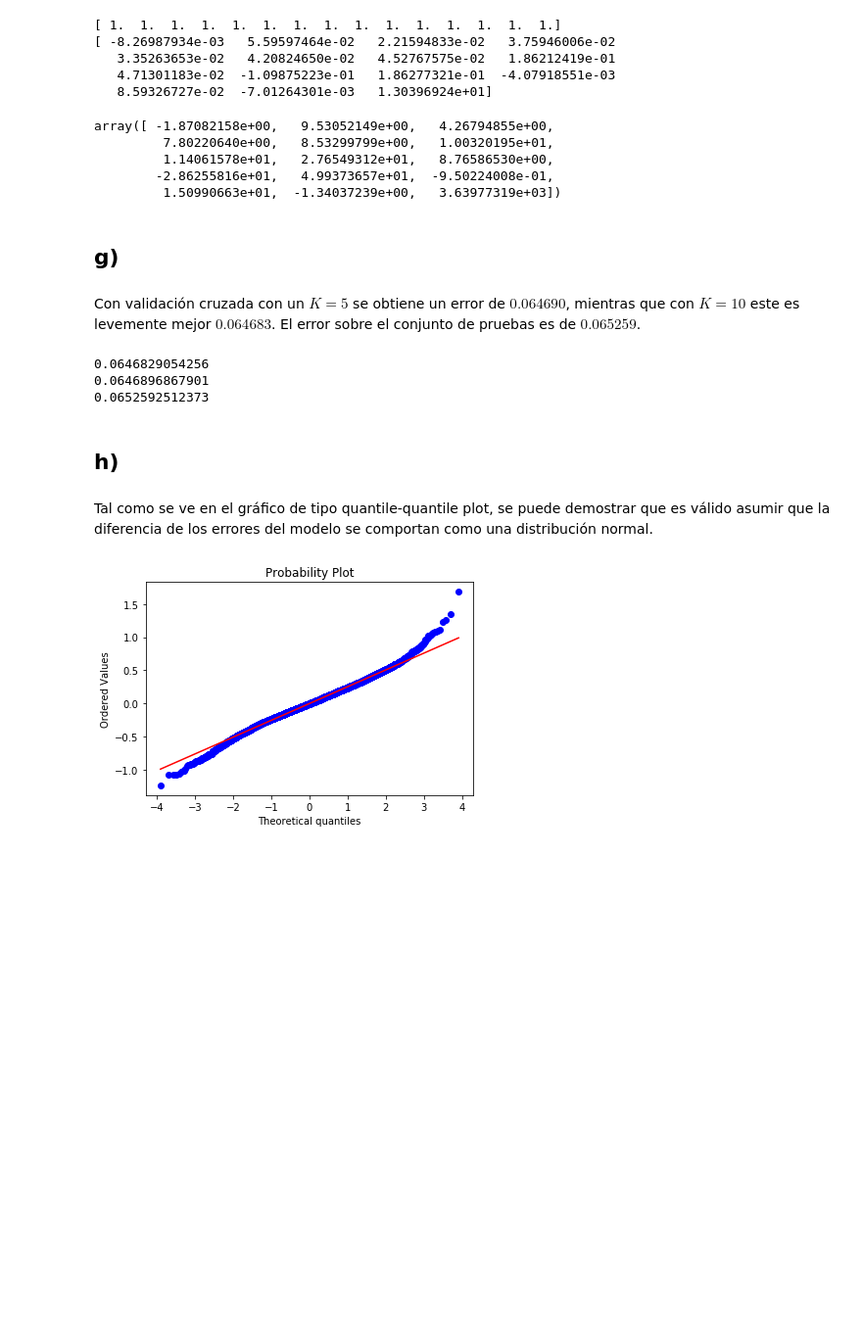
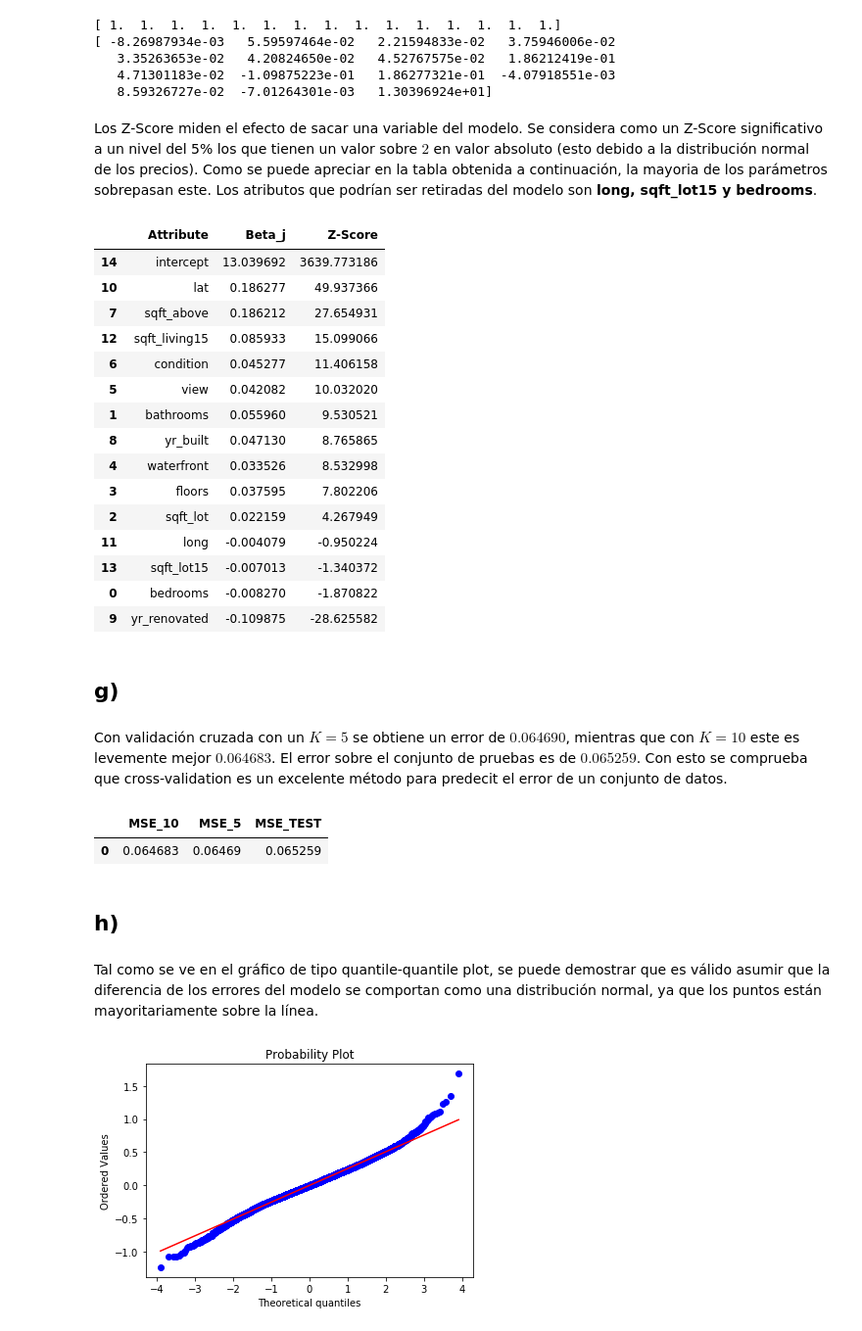
Before and after one commit to matiasarayac/tarea1-ML, a Jupyter notebook: tarea1.ipynb, the cells around one changed output. Shown at 98% size. Cells and saved outputs as stored; diff of their text form; code cells hidden in the pictures; blank space fills up the shorter version.

```diff
--- a/tarea1.ipynb
+++ b/tarea1.ipynb
@@ -151,19 +151,39 @@ print Betas2
    3.35263653e-02   4.20824650e-02   4.52767575e-02   1.86212419e-01
    4.71301183e-02  -1.09875223e-01   1.86277321e-01  -4.07918551e-03
    8.59326727e-02  -7.01264301e-03   1.30396924e+01]
-# %%
-z = Betas2/(np.dot(np.sqrt(xtx2_inv), sigma))
-z
-# %% [output]
-array([ -1.87082158e+00,   9.53052149e+00,   4.26794855e+00,
-         7.80220640e+00,   8.53299799e+00,   1.00320195e+01,
-         1.14061578e+01,   2.76549312e+01,   8.76586530e+00,
-        -2.86255816e+01,   4.99373657e+01,  -9.50224008e-01,
-         1.50990663e+01,  -1.34037239e+00,   3.63977319e+03])
+# %% [markdown]
+Los Z-Score miden el efecto de sacar una variable del modelo. Se considera como un Z-Score significativo a un nivel del 5% los que tienen un valor sobre $2$ en valor absoluto (esto debido a la distribución normal de los precios). Como se puede apreciar en la tabla obtenida a continuación, la mayoria de los parámetros sobrepasan este. Los atributos que podrían ser retiradas del modelo son **long, sqft_lot15 y bedrooms**.
+# %%
+z = Betas2/(np.dot(np.sqrt(xtx2_inv), sigma))
+z
+names = XZ.columns[:] #without intercept
+
+Z = pd.DataFrame(names, columns=['Attribute'])
+Z.insert(Z.shape[1], 'Beta_j', Betas2)
+Z.insert(Z.shape[1], 'Z-Score', z)
+
+Z.sort_values('Z-Score', ascending=False)
+# %% [output]
+|  | Attribute | Beta_j | Z-Score |
+| 14 | intercept | 13.039692 | 3639.773186 |
+| 10 | lat | 0.186277 | 49.937366 |
+| 7 | sqft_above | 0.186212 | 27.654931 |
+| 12 | sqft_living15 | 0.085933 | 15.099066 |
+| 6 | condition | 0.045277 | 11.406158 |
+| 5 | view | 0.042082 | 10.032020 |
+| 1 | bathrooms | 0.055960 | 9.530521 |
+| 8 | yr_built | 0.047130 | 8.765865 |
+| 4 | waterfront | 0.033526 | 8.532998 |
+| 3 | floors | 0.037595 | 7.802206 |
+| 2 | sqft_lot | 0.022159 | 4.267949 |
+| 11 | long | -0.004079 | -0.950224 |
+| 13 | sqft_lot15 | -0.007013 | -1.340372 |
+| 0 | bedrooms | -0.008270 | -1.870822 |
+| 9 | yr_renovated | -0.109875 | -28.625582 |
 # %% [markdown]
 ## g)
 # %% [markdown]
-Con validación cruzada con un $K=5$ se obtiene un error de $0.064690$, mientras que con $K=10$ este es levemente mejor $0.064683$. El error sobre el conjunto de pruebas es de $0.065259$.
+Con validación cruzada con un $K=5$ se obtiene un error de $0.064690$, mientras que con $K=10$ este es levemente mejor $0.064683$. El error sobre el conjunto de pruebas es de $0.065259$. Con esto se comprueba que cross-validation es un excelente método para predecit el error de un conjunto de datos.
 # %%
 from sklearn.model_selection import KFold
 
@@ -186,17 +206,18 @@ def cv(Xm, ym, k):
 
 mse_10 = cv(Xm, ym, 10)
 mse_5 = cv(Xm, ym, 5)
-print (mse_10)
-print (mse_5)
-print (mse_test)
+
+msedf = pd.DataFrame([mse_10], columns=['MSE_10'])
+msedf.insert(msedf.shape[1], 'MSE_5', [mse_5])
+msedf.insert(msedf.shape[1], 'MSE_TEST', [mse_test])
+msedf
 # %% [output]
-0.0646829054256
-0.0646896867901
-0.0652592512373
+|  | MSE_10 | MSE_5 | MSE_TEST |
+| 0 | 0.064683 | 0.06469 | 0.065259 |
 # %% [markdown]
 ## h)
 # %% [markdown]
-Tal como se ve en el gráfico de tipo quantile-quantile plot, se puede demostrar que es válido asumir que la diferencia de los errores del modelo se comportan como una distribución normal.
+Tal como se ve en el gráfico de tipo quantile-quantile plot, se puede demostrar que es válido asumir que la diferencia de los errores del modelo se comportan como una distribución normal, ya que los puntos están mayoritariamente sobre la línea.
 # %%
 import matplotlib.pylab as plt
 import scipy.stats as stats
```
Also changed, not shown: parts of 1 cell of this notebook.
